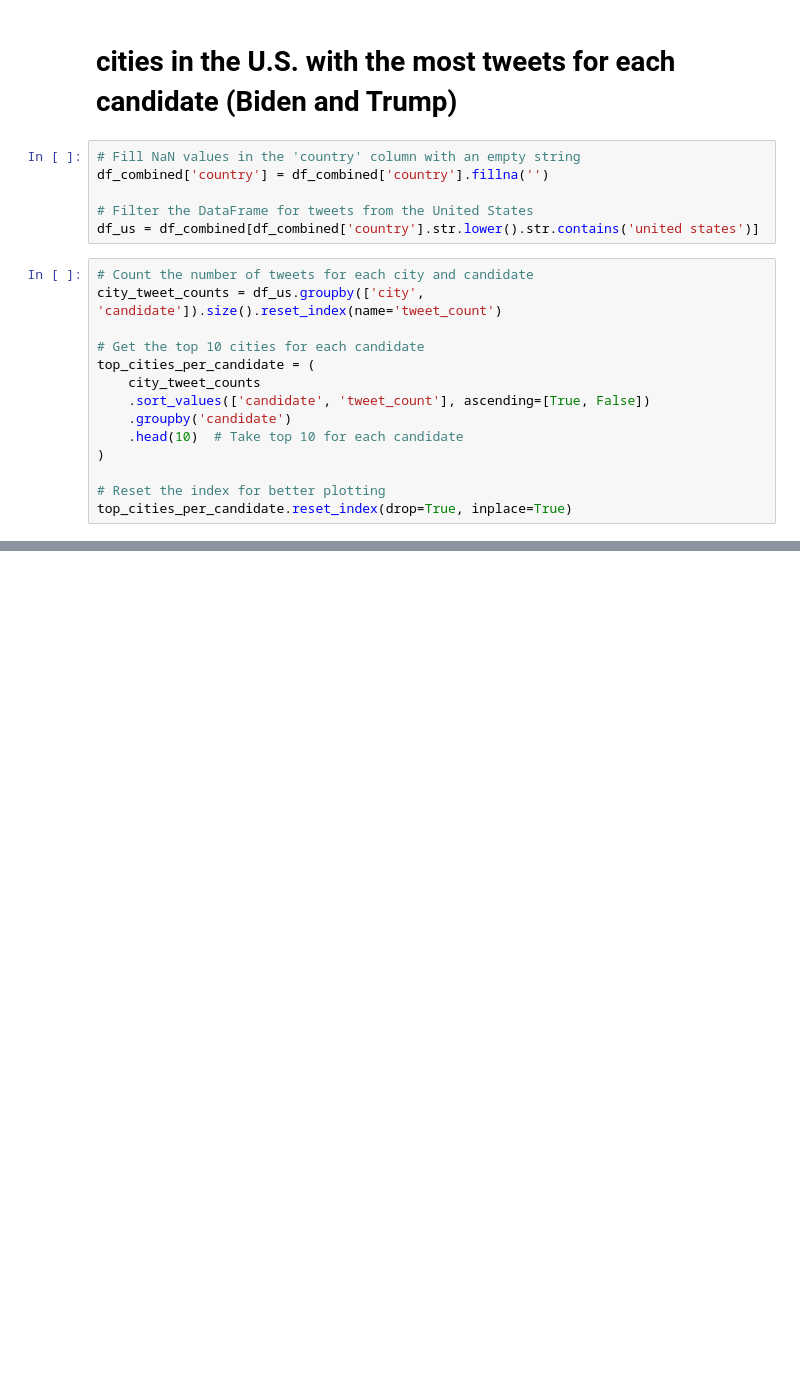
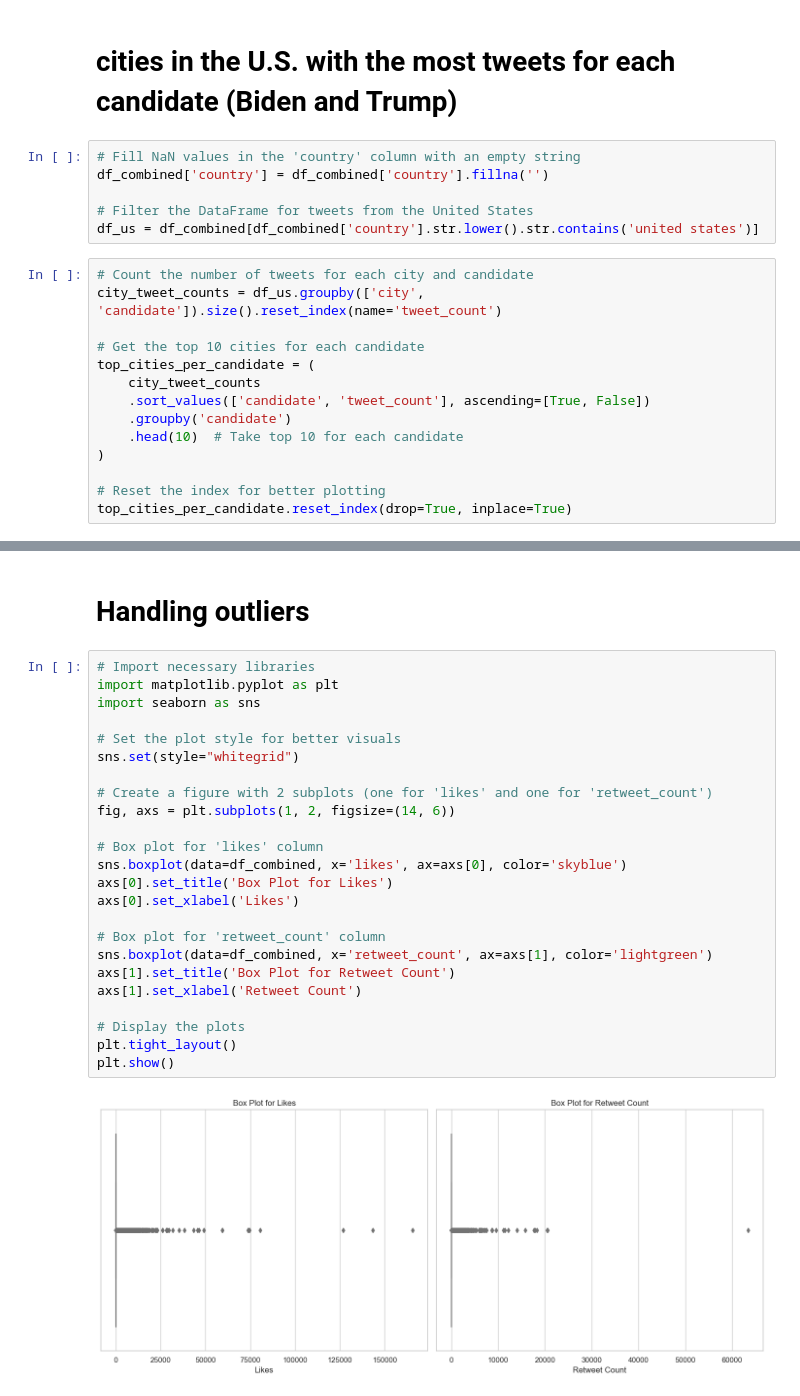
Before and after one commit to renatovfreitas/DataCircle_Twitter_Project, a Jupyter notebook: Project_twitter.ipynb, the cells around one changed output, grey strips where cells are left out. Saved outputs shown, nothing was run; the diff lists cells and outputs as text; blank space fills up the shorter version.

```diff
--- a/Project_twitter.ipynb
+++ b/Project_twitter.ipynb
@@ -456,0 +625,28 @@ plt.show()
+# %% [markdown]
+# Handling outliers
+# %%
+# Import necessary libraries
+import matplotlib.pyplot as plt
+import seaborn as sns
+
+# Set the plot style for better visuals
+sns.set(style="whitegrid")
+
+# Create a figure with 2 subplots (one for 'likes' and one for 'retweet_count')
+fig, axs = plt.subplots(1, 2, figsize=(14, 6))
+
+# Box plot for 'likes' column
+sns.boxplot(data=df_combined, x='likes', ax=axs[0], color='skyblue')
+axs[0].set_title('Box Plot for Likes')
+axs[0].set_xlabel('Likes')
+
+# Box plot for 'retweet_count' column
+sns.boxplot(data=df_combined, x='retweet_count', ax=axs[1], color='lightgreen')
+axs[1].set_title('Box Plot for Retweet Count')
+axs[1].set_xlabel('Retweet Count')
+
+# Display the plots
+plt.tight_layout()
+plt.show()
+# %% [output]
+[figure, added]
```
Also changed, not shown: parts of 32 cells of this notebook.
